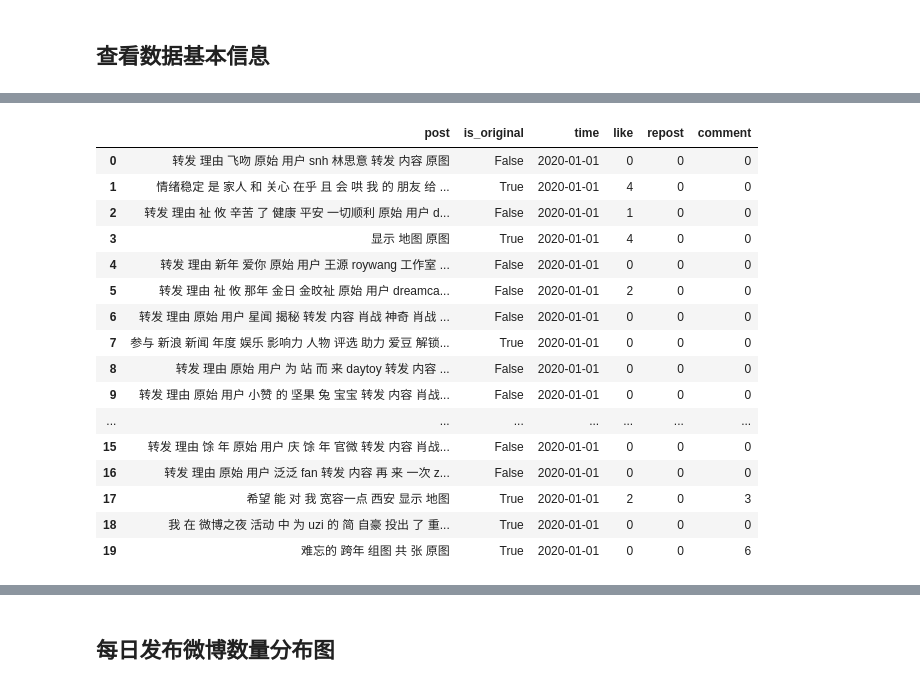
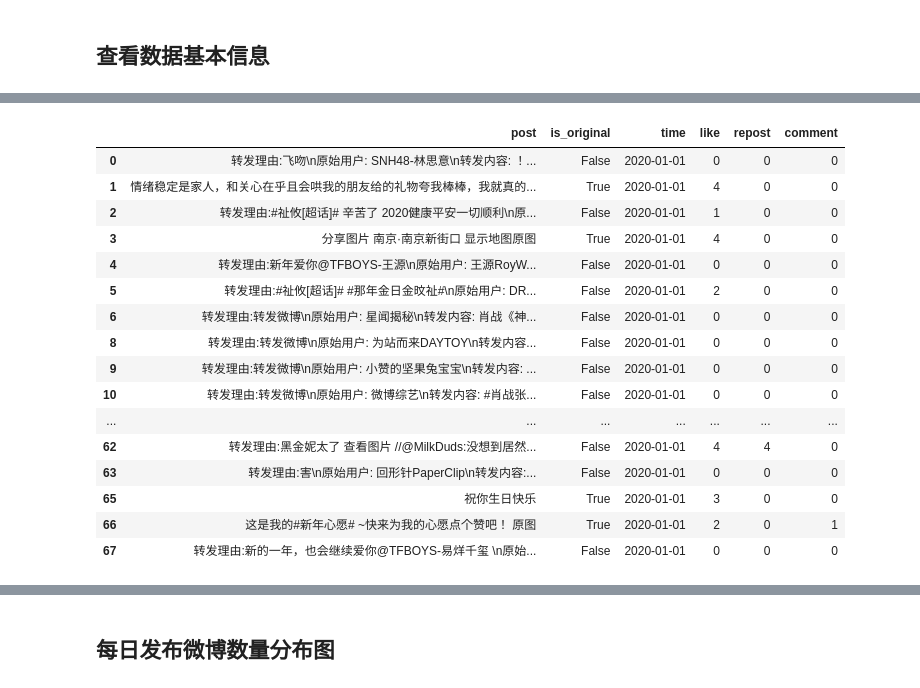
Before and after one commit to const7/Emotion-Contagion, a Jupyter notebook: code/weibo_user.ipynb, the cells around one changed output, grey strips where cells are left out. Drawn from its saved outputs; the diff is of its cells as text; code cells hidden in the pictures.

```diff
--- a/code/weibo_user.ipynb
+++ b/code/weibo_user.ipynb
@@ -71,23 +52,25 @@ data.head(20)
-# %%
-data.head(20)
-# %% [output]
-|  | post | is_original | time | like | repost | comment |
-| 0 | 转发 理由 飞吻 原始 用户 snh 林思意 转发 内容 原图 | False | 2020-01-01 | 0 | 0 | 0 |
-| 1 | 情绪稳定 是 家人 和 关心 在乎 且 会 哄 我 的 朋友 给 ... | True | 2020-01-01 | 4 | 0 | 0 |
-| 2 | 转发 理由 祉 攸 辛苦 了 健康 平安 一切顺利 原始 用户 d... | False | 2020-01-01 | 1 | 0 | 0 |
-| 3 | 显示 地图 原图 | True | 2020-01-01 | 4 | 0 | 0 |
-| 4 | 转发 理由 新年 爱你 原始 用户 王源 roywang 工作室 ... | False | 2020-01-01 | 0 | 0 | 0 |
-| 5 | 转发 理由 祉 攸 那年 金日 金旼祉 原始 用户 dreamca... | False | 2020-01-01 | 2 | 0 | 0 |
-| 6 | 转发 理由 原始 用户 星闻 揭秘 转发 内容 肖战 神奇 肖战 ... | False | 2020-01-01 | 0 | 0 | 0 |
-| 7 | 参与 新浪 新闻 年度 娱乐 影响力 人物 评选 助力 爱豆 解锁... | True | 2020-01-01 | 0 | 0 | 0 |
-| 8 | 转发 理由 原始 用户 为 站 而 来 daytoy 转发 内容 ... | False | 2020-01-01 | 0 | 0 | 0 |
-| 9 | 转发 理由 原始 用户 小赞 的 坚果 兔 宝宝 转发 内容 肖战... | False | 2020-01-01 | 0 | 0 | 0 |
-| ... | ... | ... | ... | ... | ... | ... |
-| 15 | 转发 理由 馀 年 原始 用户 庆 馀 年 官微 转发 内容 肖战... | False | 2020-01-01 | 0 | 0 | 0 |
-| 16 | 转发 理由 原始 用户 泛泛 fan 转发 内容 再 来 一次 z... | False | 2020-01-01 | 0 | 0 | 0 |
-| 17 | 希望 能 对 我 宽容一点 西安 显示 地图 | True | 2020-01-01 | 2 | 0 | 3 |
-| 18 | 我 在 微博之夜 活动 中 为 uzi 的 简 自豪 投出 了 重... | True | 2020-01-01 | 0 | 0 | 0 |
-| 19 | 难忘的 跨年 组图 共 张 原图 | True | 2020-01-01 | 0 | 0 | 6 |
+# %%
+data = get_data(post_data_path)
+data = data[~data["post"].str.contains("|".join(keyword_to_delete))]
+data.head(60)
+# %% [output]
+|  | post | is_original | time | like | repost | comment |
+| 0 | 转发理由:飞吻\n原始用户: SNH48-林思意\n转发内容: ！... | False | 2020-01-01 | 0 | 0 | 0 |
+| 1 | 情绪稳定是家人，和关心在乎且会哄我的朋友给的礼物夸我棒棒，我就真的... | True | 2020-01-01 | 4 | 0 | 0 |
+| 2 | 转发理由:#祉攸[超话]# 辛苦了 2020健康平安一切顺利\n原... | False | 2020-01-01 | 1 | 0 | 0 |
+| 3 | 分享图片 南京·南京新街口 显示地图原图 | True | 2020-01-01 | 4 | 0 | 0 |
+| 4 | 转发理由:新年爱你@TFBOYS-王源\n原始用户: 王源RoyW... | False | 2020-01-01 | 0 | 0 | 0 |
+| 5 | 转发理由:#祉攸[超话]# #那年金日金旼祉#\n原始用户: DR... | False | 2020-01-01 | 2 | 0 | 0 |
+| 6 | 转发理由:转发微博\n原始用户: 星闻揭秘\n转发内容: 肖战《神... | False | 2020-01-01 | 0 | 0 | 0 |
+| 8 | 转发理由:转发微博\n原始用户: 为站而来DAYTOY\n转发内容... | False | 2020-01-01 | 0 | 0 | 0 |
+| 9 | 转发理由:转发微博\n原始用户: 小赞的坚果兔宝宝\n转发内容: ... | False | 2020-01-01 | 0 | 0 | 0 |
+| 10 | 转发理由:转发微博\n原始用户: 微博综艺\n转发内容: #肖战张... | False | 2020-01-01 | 0 | 0 | 0 |
+| ... | ... | ... | ... | ... | ... | ... |
+| 62 | 转发理由:黑金妮太了 查看图片 //@MilkDuds:没想到居然... | False | 2020-01-01 | 4 | 4 | 0 |
+| 63 | 转发理由:害\n原始用户: 回形针PaperClip\n转发内容:... | False | 2020-01-01 | 0 | 0 | 0 |
+| 65 | 祝你生日快乐 | True | 2020-01-01 | 3 | 0 | 0 |
+| 66 | 这是我的#新年心愿# ~快来为我的心愿点个赞吧！ 原图 | True | 2020-01-01 | 2 | 0 | 1 |
+| 67 | 转发理由:新的一年，也会继续爱你@TFBOYS-易烊千玺 \n原始... | False | 2020-01-01 | 0 | 0 | 0 |
 # %%
 data.info()
 # %% [output]
```
Also changed, not shown: parts of 18 cells of this notebook, 13 other files.
